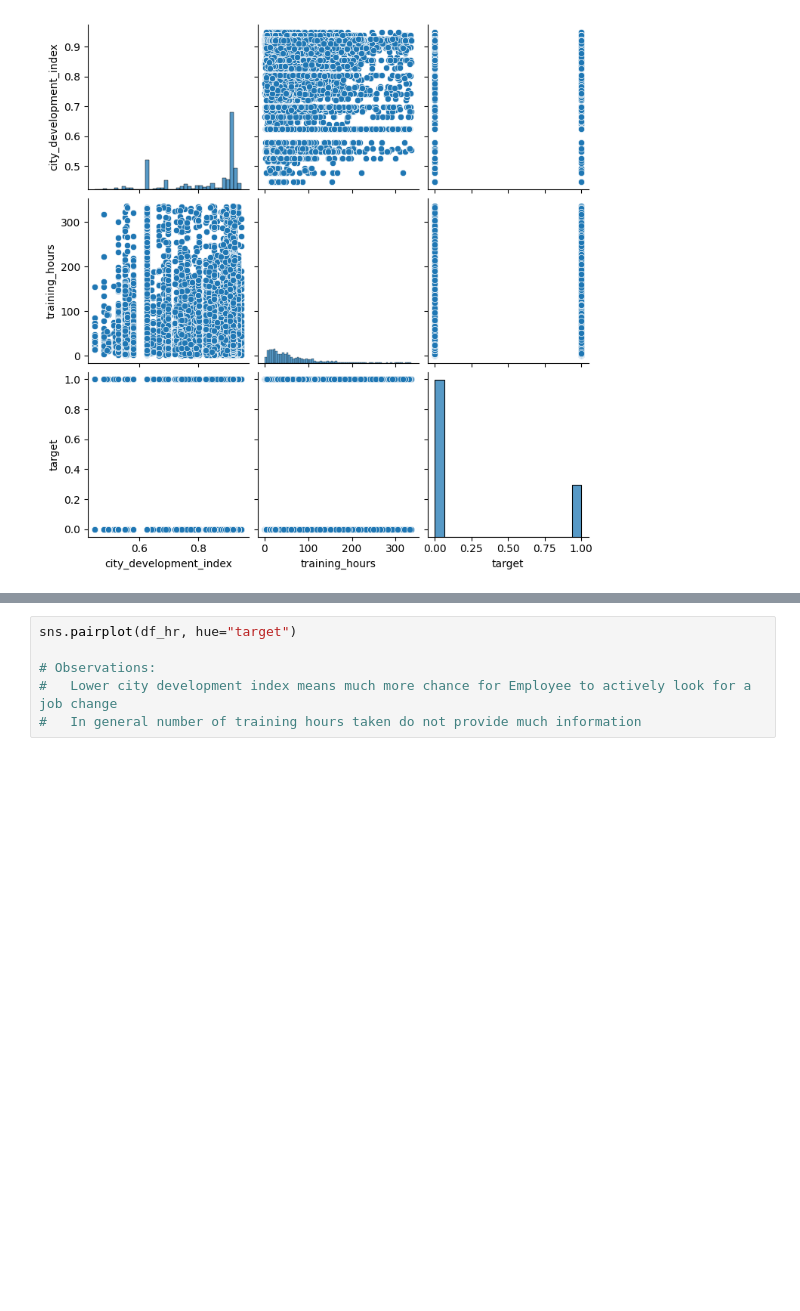
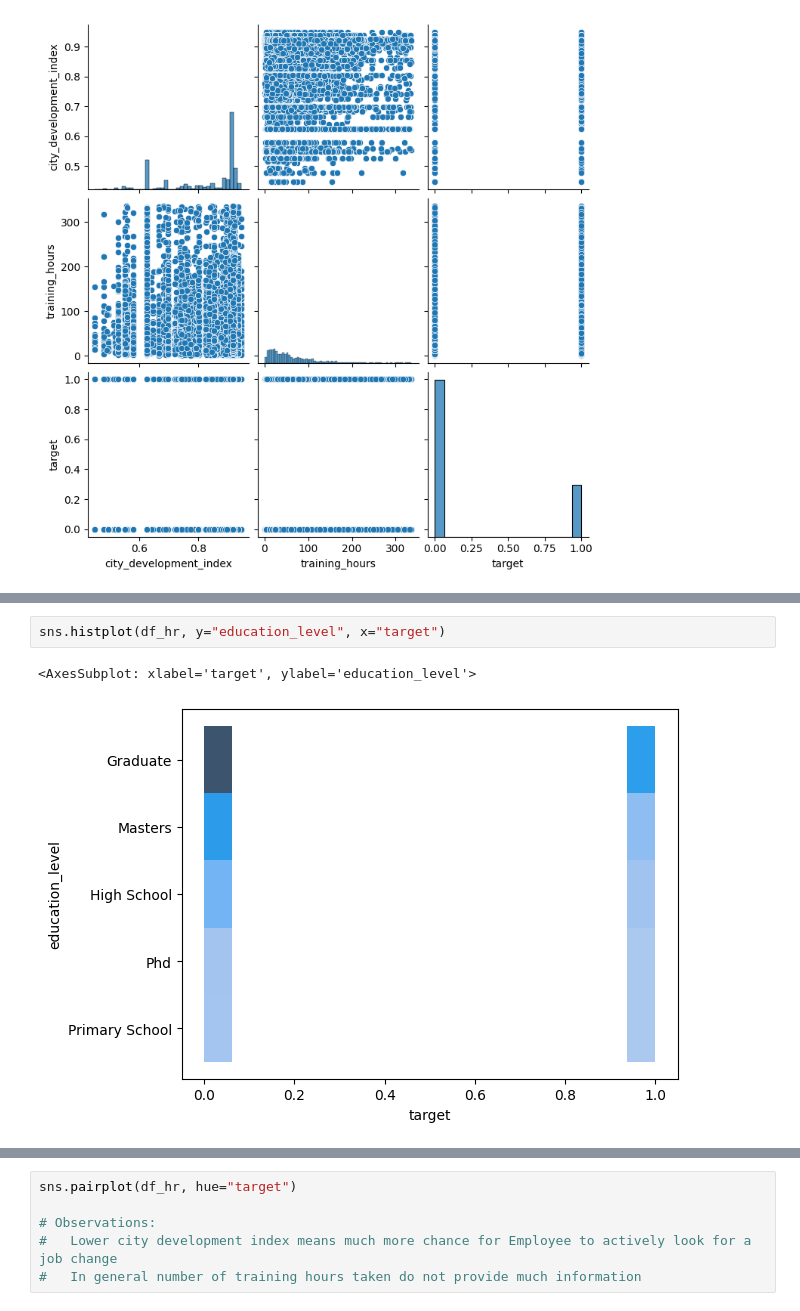
Before and after one commit to AnsealArt/PJWSTK-EWD, a Jupyter notebook: Project/hr_analytics.ipynb, the cells around one changed output, grey strips where cells are left out. Cells and saved outputs as stored; diff of their text form; blank space fills up the shorter version.

```diff
--- a/Project/hr_analytics.ipynb
+++ b/Project/hr_analytics.ipynb
@@ -108,0 +117,5 @@ sns.pairplot(df_hr)
+# %%
+sns.histplot(df_hr, y="education_level", x="target")
+# %% [output]
+<AxesSubplot: xlabel='target', ylabel='education_level'>
+[figure, added]
```
Also changed, not shown: parts of 13 cells of this notebook.
